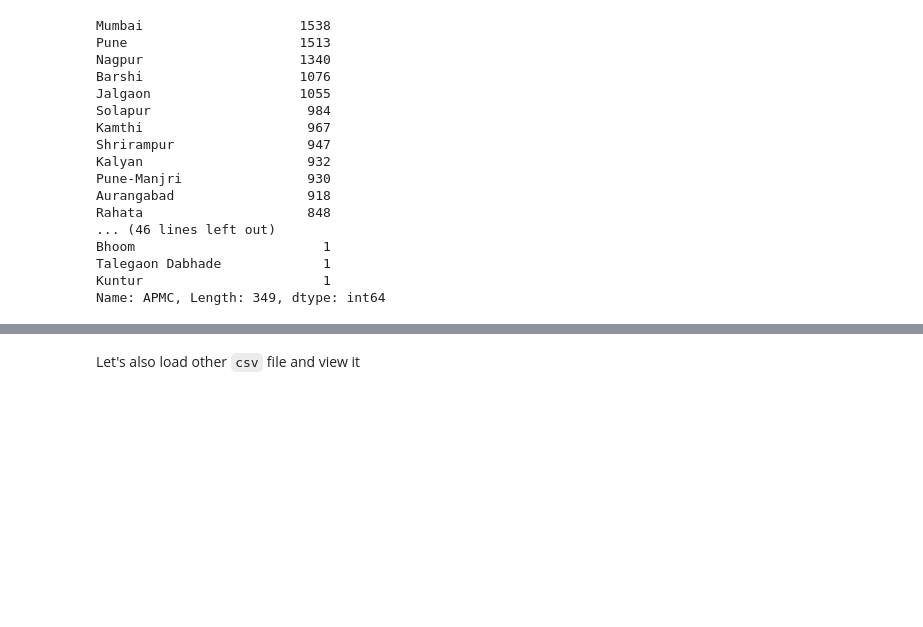
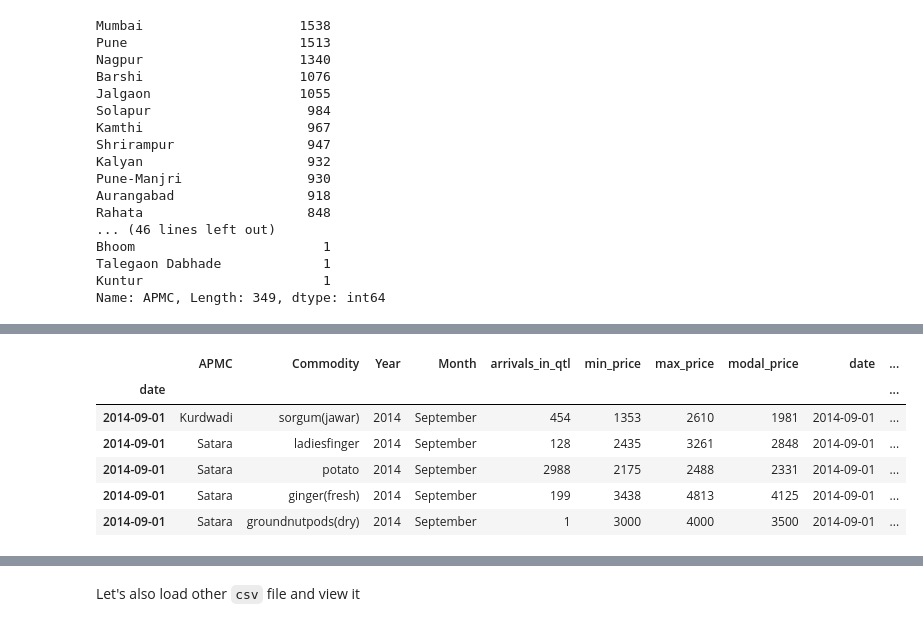
Before and after one commit to shashank2806/Agriculture-Commodities-Prices-Seasons, a Jupyter notebook: agriculture-commodities-prices-seasons.ipynb, the cells around one changed output, grey strips where cells are left out. Saved outputs shown, nothing was run; the diff lists cells and outputs as text; code cells hidden in the pictures; blank space fills up the shorter version.

```diff
--- a/agriculture-commodities-prices-seasons.ipynb
+++ b/agriculture-commodities-prices-seasons.ipynb
@@ -106,0 +134,3 @@ monthly_cmo_df.
+# %%
+# lower case all entries of commodity
+monthly_cmo_df.Commodity = monthly_cmo_df.Commodity.str.lower()
@@ -106,0 +143,3 @@ monthly_cmo_df.
+# %%
+monthly_cmo_df.Commodity = monthly_cmo_df.Commodity.str.strip()
+len(monthly_cmo_df.Commodity.unique())
@@ -106,0 +261,12 @@ monthly_cmo_df.
+# %%
+monthly_cmo_df.index = monthly_cmo_df.date
+monthly_cmo_df = monthly_cmo_df.sort_index()
+monthly_cmo_df.head()
+# %% [output]
+|  | APMC | Commodity | Year | Month | arrivals_in_qtl | min_price | max_price | modal_price | date | ... |
+| date |  |  |  |  |  |  |  |  |  | ... |
+| 2014-09-01 | Kurdwadi | sorgum(jawar) | 2014 | September | 454 | 1353 | 2610 | 1981 | 2014-09-01 | ... |
+| 2014-09-01 | Satara | ladiesfinger | 2014 | September | 128 | 2435 | 3261 | 2848 | 2014-09-01 | ... |
+| 2014-09-01 | Satara | potato | 2014 | September | 2988 | 2175 | 2488 | 2331 | 2014-09-01 | ... |
+| 2014-09-01 | Satara | ginger(fresh) | 2014 | September | 199 | 3438 | 4813 | 4125 | 2014-09-01 | ... |
+| 2014-09-01 | Satara | groundnutpods(dry) | 2014 | September | 1 | 3000 | 4000 | 3500 | 2014-09-01 | ... |
```
Also changed, not shown: parts of 37 cells of this notebook, 2 other files.
